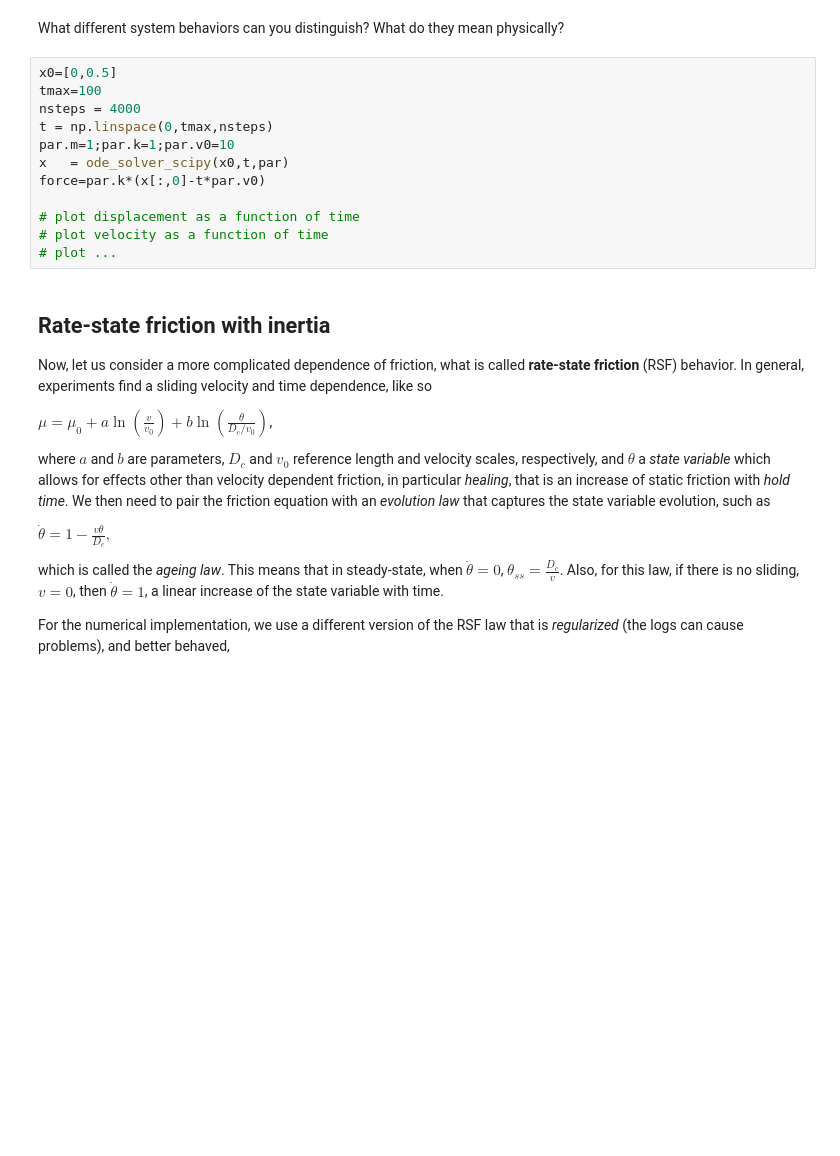
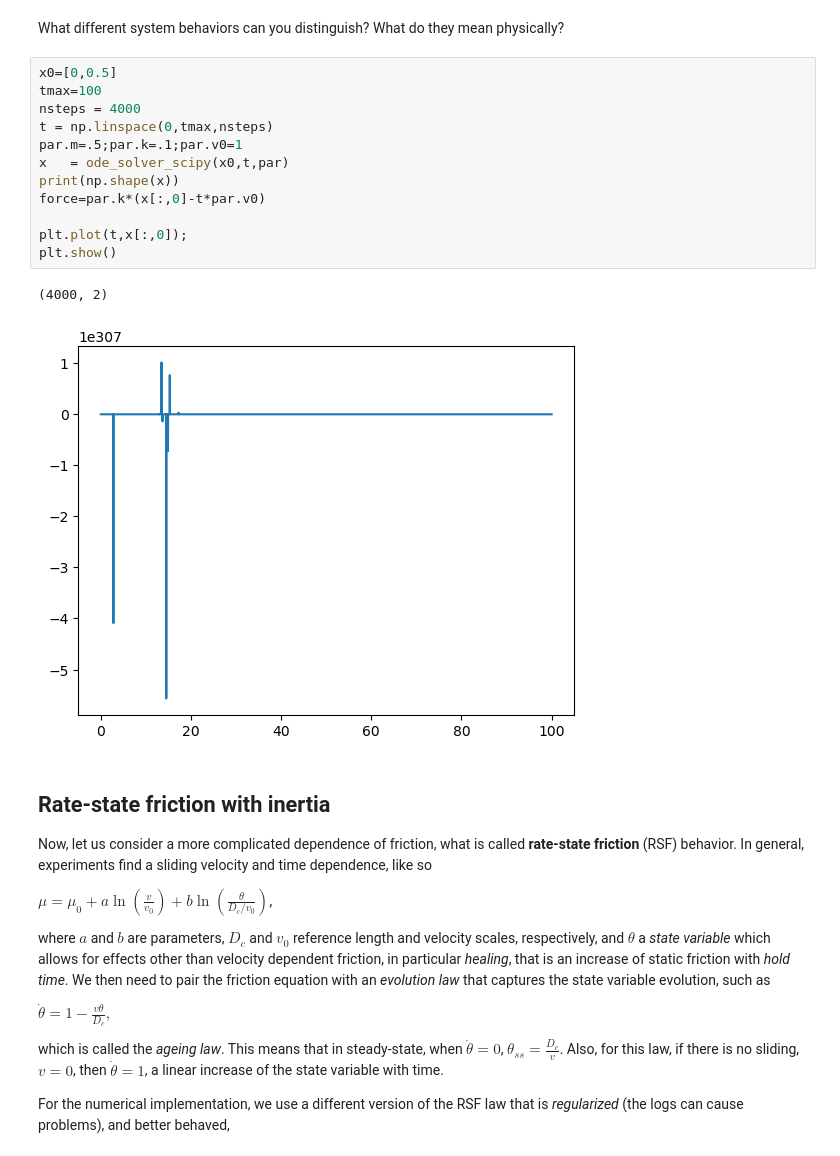
Before and after one commit to dunyuliu/Earth_From_Lab_To_Planet_Tutorials, a Jupyter notebook: Module2.1_RateStateFriction_teaching.ipynb, the cells around one changed output. Cells and saved outputs as stored; diff of their text form; blank space fills up the shorter version.

```diff
--- a/Module2.1_RateStateFriction_teaching.ipynb
+++ b/Module2.1_RateStateFriction_teaching.ipynb
@@ -90,15 +90,18 @@ What different system behaviors can you distinguish? What do they mean physicall
 # %%
 x0=[0,0.5]
 tmax=100
 nsteps = 4000
 t = np.linspace(0,tmax,nsteps)
-par.m=1;par.k=1;par.v0=10
+par.m=.5;par.k=.1;par.v0=1
 x   = ode_solver_scipy(x0,t,par)
+print(np.shape(x))
 force=par.k*(x[:,0]-t*par.v0)
 
-# plot displacement as a function of time
-# plot velocity as a function of time
-# plot ...
+plt.plot(t,x[:,0]);
+plt.show()
+# %% [output]
+(4000, 2)
+[figure, added]
 # %% [markdown]
 ## Rate-state friction with inertia
 
```
Also changed, not shown: parts of 5 cells of this notebook, 2 other files.
